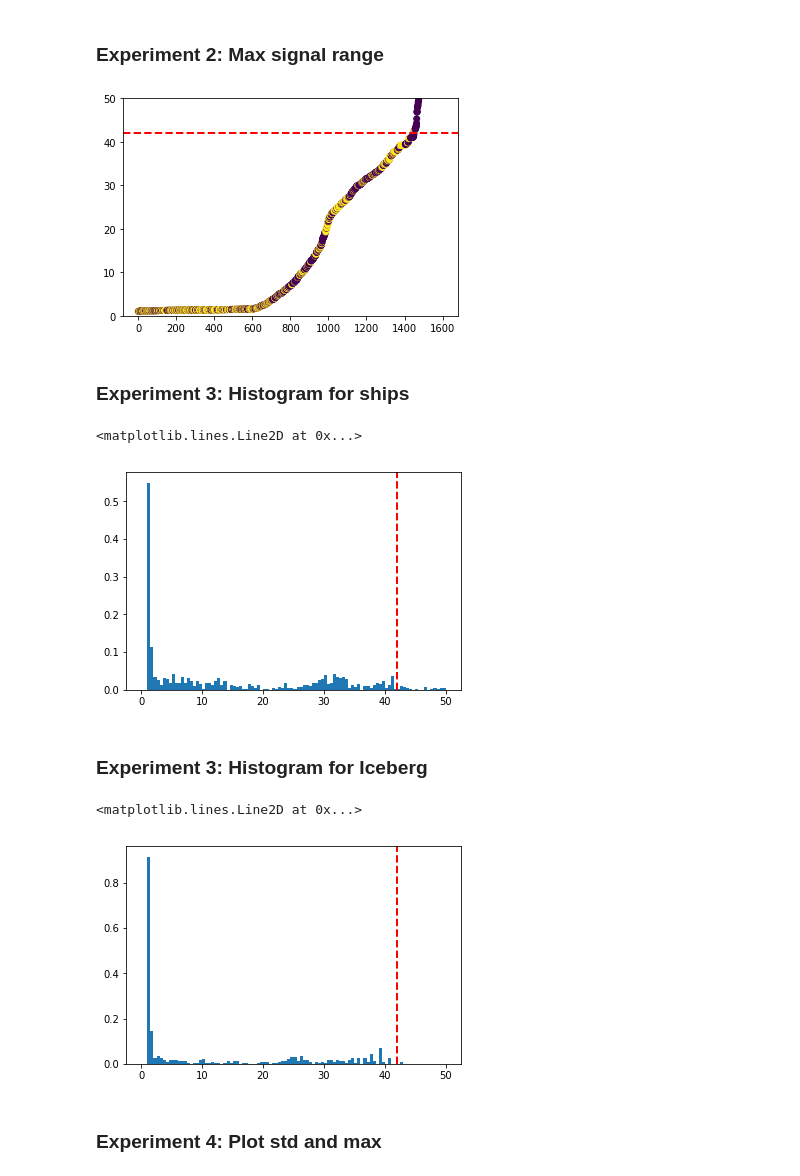
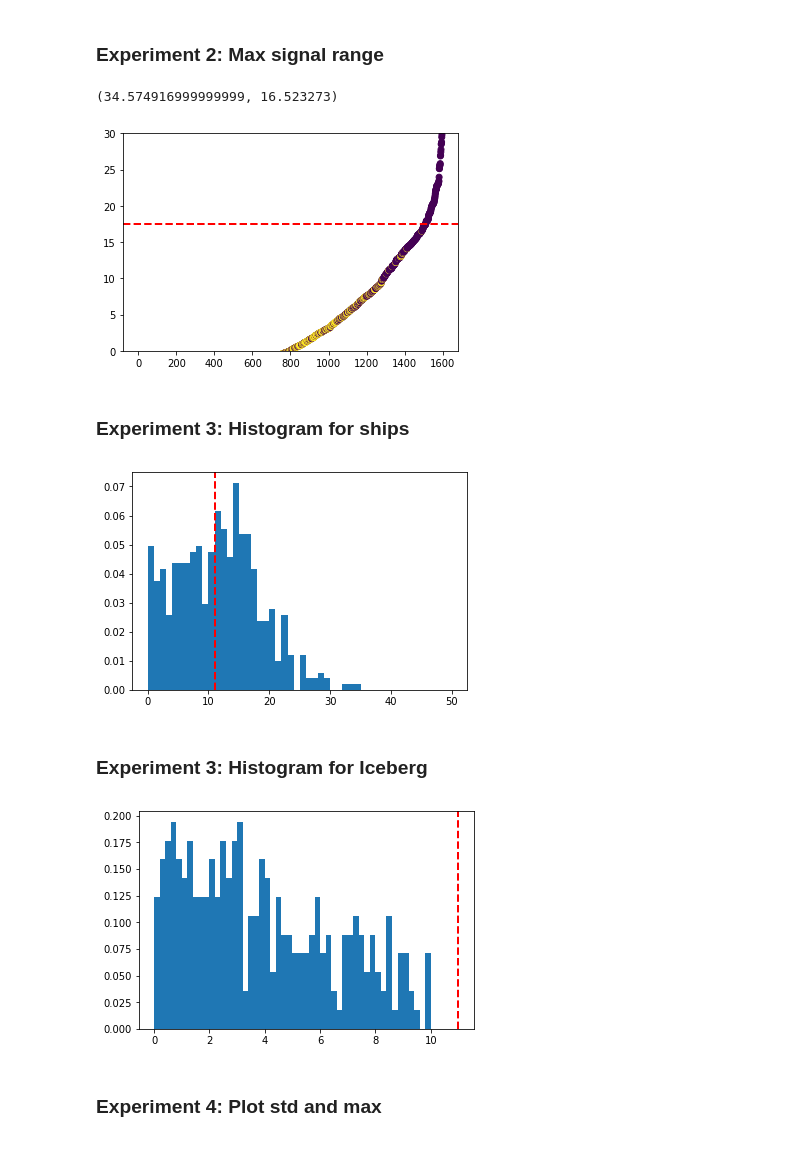
Before and after one commit to filip141/ML_Models, a Jupyter notebook: src/cnn_models/models/iceberg_competition/notebooks/statistics.ipynb, the cells around one changed output. Drawn from its saved outputs; the diff is of its cells as text; code cells hidden in the pictures.

```diff
--- a/src/cnn_models/models/iceberg_competition/notebooks/statistics.ipynb
+++ b/src/cnn_models/models/iceberg_competition/notebooks/statistics.ipynb
@@ -13,7 +13,7 @@ Image(url="http://www.dreams.metroeve.com/wp-content/uploads/2017/07/Iceberg-dre
 ## Import Iceberg Dataset
 # %%
 json_data = "/home/filip/Datasets/Iceberg_data/train/processed/train.json"
-iceberg_db = IcebergDataset(json_path=json_data, batch_out="color_composite_nn", divide_point=0)
+iceberg_db = IcebergDataset(json_path=json_data, batch_out="color_composite_nsc", divide_point=0)
 # %%
 iceberg_full_img, iceberg_full_labels = iceberg_db.next_batch(1600)
 # %%
@@ -41,35 +42,38 @@ p_b = plt.xticks(range(len(class_examples)), class_examples.keys())
 # %% [markdown]
 ### Experiment 2: Max signal range
 # %%
-max_val_ic = [np.max(i_img) for i_img, i_l in zip(iceberg_full_img, iceberg_full_labels) if i_l == 1]
-max_val_nic = [np.max(i_img) for i_img, i_l in zip(iceberg_full_img, iceberg_full_labels) if i_l == 0]
-max_val_list = [np.max(i_img) for i_img in iceberg_full_img]
+max_val_ic = [np.max(i_img[:, :, 0]) for i_img, i_l in zip(iceberg_full_img, iceberg_full_labels) if i_l == 1]
+max_val_nic = [np.max(i_img[:, :, 0]) for i_img, i_l in zip(iceberg_full_img, iceberg_full_labels) if i_l == 0]
+max_val_list = [np.max(i_img[:, :, 0]) for i_img in iceberg_full_img]
+print(np.max(max_val_nic), np.max(max_val_ic))
 a_max_val = np.argsort(max_val_list)
-s_max_val = [x for x in np.sort(max_val_list)]
+s_max_val = np.sort(max_val_list)
 
 axes = plt.gca()
-axes.set_ylim([0, 50])
+axes.set_ylim([0, 30])
 l_s = plt.scatter(range(0, len(s_max_val)), s_max_val, c=iceberg_full_labels[a_max_val])
 # h_v = plt.hist((max_val_ic), normed=True, bins=100, range=[0, 50.0], label='Iceberg')
-pax = plt.axhline(y=42, color='r', linestyle='dashed', linewidth=2)
+pax = plt.axhline(y=17.5, color='r', linestyle='dashed', linewidth=2)
+plt.show()
 # %% [output]
+(34.574916999999999, 16.523273)
-[figure, old version]
+[figure, new version]
 # %% [markdown]
 ### Experiment 3: Histogram for ships
 # %%
 h_v = plt.hist((max_val_nic), normed=True, bins=100, range=[0, 50], label='Boat')
-plt.axvline(x=42, color='r', linestyle='dashed', linewidth=2)
+plt.axvline(x=11, color='r', linestyle='dashed', linewidth=2)
+plt.show()
 # %% [output]
-<matplotlib.lines.Line2D at 0x...>
-[figure, old version]
+[figure, new version]
 # %% [markdown]
 ### Experiment 3: Histogram for Iceberg
 # %%
-h_v = plt.hist((max_val_ic), normed=True, bins=100, range=[0, 50.0], label='Iceberg')
-plt.axvline(x=42, color='r', linestyle='dashed', linewidth=2)
+h_v = plt.hist((max_val_ic), normed=True, bins=100, range=[0, 10.0], label='Iceberg')
+plt.axvline(x=11, color='r', linestyle='dashed', linewidth=2)
+plt.show()
 # %% [output]
-<matplotlib.lines.Line2D at 0x...>
-[figure, old version]
+[figure, new version]
 # %% [markdown]
 ### Experiment 4: Plot std and max
 # %%
```
Also changed, not shown: parts of 3 cells of this notebook, 2 other files.
